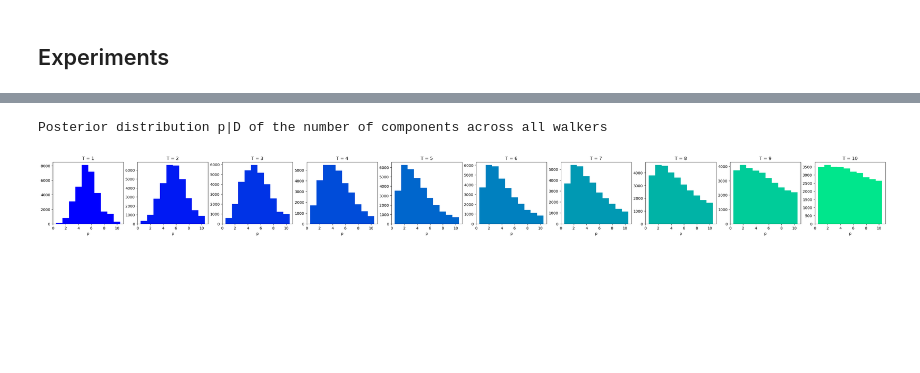
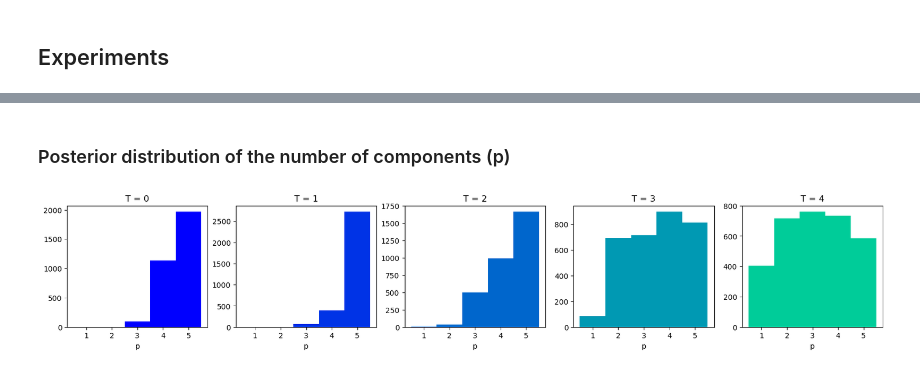
Before and after one commit to antcc/rk-bfr-jump, a Jupyter notebook: linear_regression.ipynb, the cells around one changed output, grey strips where cells are left out. Cells and saved outputs as stored; diff of their text form; code cells hidden in the pictures; blank space fills up the shorter version.

Commit message:
Add post-relabeling and improve graphics

```diff
--- a/linear_regression.ipynb
+++ b/linear_regression.ipynb
@@ -122,7 +130,8 @@ class SqrtTransform():
     def backward(y):
         return y**2
 
-TRANSFORM_SIGMA = True
+TRANSFORM_SIGMA = False
+RELABEL_STRATEGY = "auto"  # beta, tau or auto
 # %% [markdown]
 ### Prior
 # %%
@@ -749,9 +761,9 @@ inds["common"] = np.ones((ntemps, nwalkers, nleaves_max["common"]), dtype=bool)
 ## Experiments
 # %%
 # number of steps
-nsteps = 500
+nsteps = 100
 thin_by = 1
-burn = 10
+burn = 500
 
 # number of cores
 njobs = 4
@@ -816,8 +828,7 @@ ll = RKHSLikelihood(t, X, Y, transform_sigma=TRANSFORM_SIGMA)
 
 # update function
 update_fn_group = AdjustStretchScaleCombineMove(
-    idx_moves=[0, 1], target_acceptance=0.3, verbose=False,
-    max_factor=0.1, supression_factor=0.1
+    idx_moves=[0, 1], target_acceptance=0.3, max_factor=0.1, supression_factor=0.1
 )
 update_iters = 10
 
@@ -855,12 +866,16 @@ with Pool(njobs) as pool:
     )
 
 
-# Print last sample information
-print(f"Last sample (transform_sigma = {TRANSFORM_SIGMA}):")
+# Print sampling information
+print(f"* Last sample (transform_sigma = {TRANSFORM_SIGMA}):")
 print(last_sample.branches["components"].inds[0, 0, :])
 print(last_sample.branches_coords["components"][0, 0, :])
 print(last_sample.branches_coords["common"][0, 0, :])
-print("Last values of a:")
+print("\n* Acceptance % (T=0)")
+print(f"[{ensemble.moves[0].moves[0].__class__.__name__}]", 100 * ensemble.moves[0].acceptance_fraction_separate[0][0])
+print(f"[{ensemble.moves[0].moves[1].__class__.__name__}]", 100 * ensemble.moves[0].acceptance_fraction_separate[1][0])
+print(f"[{ensemble.rj_moves[0].__class__.__name__}]", 100 * ensemble.rj_acceptance_fraction[0])
+print("\n* Last values of a:")
 print(f"[GroupMoveRKHS] a={ensemble.moves[0].moves[0].a:.2f}")
 print(f"[StretchMove] a={ensemble.moves[0].moves[1].a:.2f}")
 # %% [output]
@@ -907,0 +1087,20 @@ Stretch acceptance % (T=1)
+# %%
+fig, axs = plt.subplots(2, 2, figsize=(9, 5))
+plt.subplots_adjust(hspace=0.35)
+
+samples_vars = [flat_chain_components[:, 0], flat_chain_components[:, 1], flat_chain_common[:, 0], flat_chain_common[:, 1]]
+train_values = [component_params[:, 0], component_params[:, 1], Y.mean(), np.var(y[idx_train] - y_noiseless[idx_train])]
+
+for i, (var, samples, ref_val, color) in enumerate(zip(VARS, samples_vars, train_values, COLORS)):
+    ax = axs[i//2, i%2]
+    # Set title and ticks
+    ax.set_title(f"All samples of {var}", fontsize=10)
+    ax.set_yticks([])  # Hide y-axis ticks
+    ax.set_yticklabels([])  # Hide y-axis labels
+    # Plot dist and reference values
+    az.plot_dist(samples, ax=ax, color=color, fill_kwargs={"alpha": 0.2}, textsize=9)
+    if SYNTHETIC_DATA and MODEL_GEN == "RKHS":
+        plot_reference_values(ref_val, ax, label=f"Train {var}", color=color, legend_kwargs={"fontsize": 8})
+    # Compute and plot mode for alpha0 and sigma2
+    if i//2 > 0:
+        plot_mode(samples, ax)
@@ -1011,19 +1162,18 @@ Posterior distribution and trace across all walkers (T=1)
+# %% [markdown]
+### Posterior distribution of the number of components (p)
 # %%
-print("Posterior distribution p|D of the number of components across all walkers")
-
 nleaves = ensemble.get_nleaves()["components"]
 bins = np.arange(1, nleaves_max["components"] + 2) - 0.5
 colors = plt.get_cmap("winter")
 
 fig, ax = plt.subplots(1, ntemps, figsize=(4 * ntemps, 3))
 for temp, ax_t in enumerate(ax):
     color = colors(temp / ntemps)
-    ax_t.set_title("T = " + str(temp + 1))
+    ax_t.set_title("T = " + str(temp))
     ax_t.set_xlabel("p")
     ax_t.hist(nleaves[:, temp].flatten(), bins=bins, color=color)
 # %% [output]
-Posterior distribution p|D of the number of components across all walkers
-[figure, old version]
+[figure, new version]
 # %%
 %watermark -n -u -v -iv -w
 # %% [output]
```
Also changed, not shown: parts of 15 cells of this notebook.
